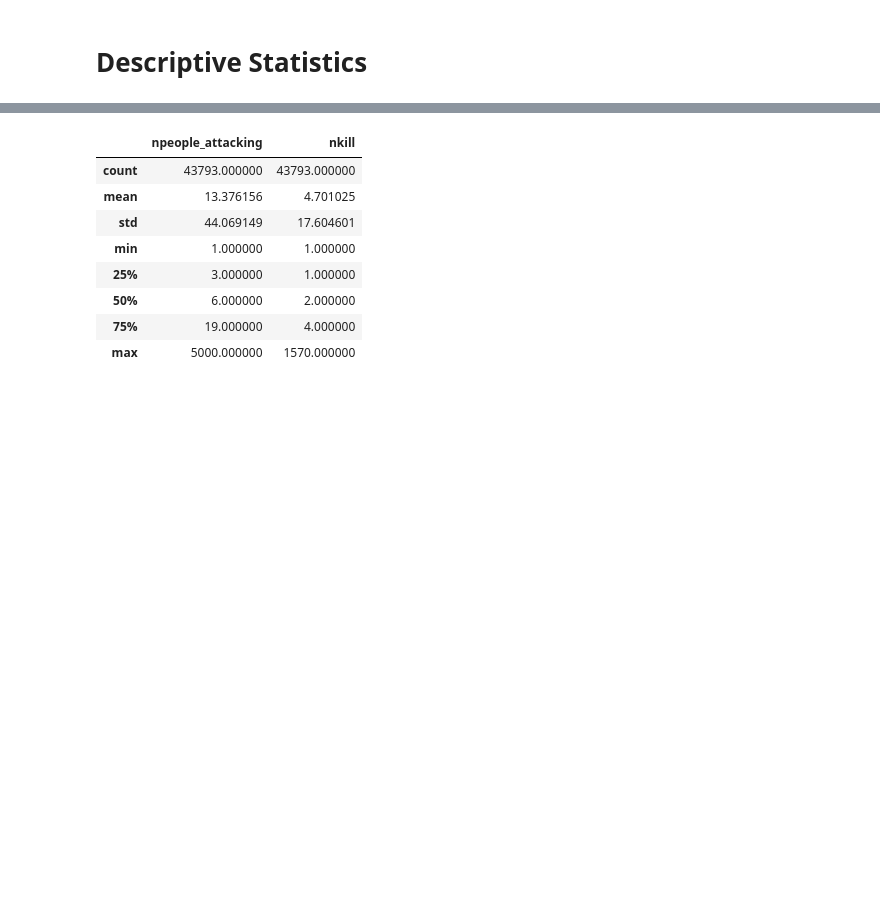
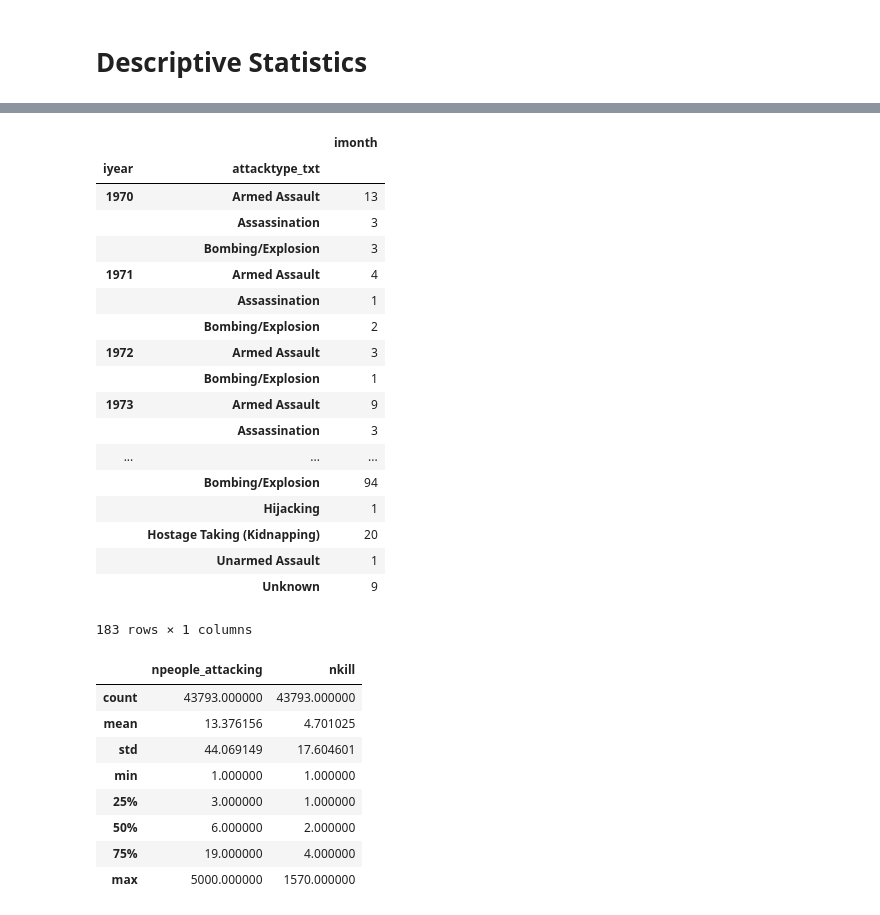
Before and after one commit to LiviaCanet/datamad0119, a Jupyter notebook: final-project/descriptive_statistics.ipynb, the cells around one changed output, grey strips where cells are left out. Drawn from its saved outputs; the diff is of its cells as text; code cells hidden in the pictures; blank space fills up the shorter version.

```diff
--- a/final-project/descriptive_statistics.ipynb
+++ b/final-project/descriptive_statistics.ipynb
@@ -43,0 +43,24 @@ dtype: object
+# %%
+gtfre = gt[['iyear', 'attacktype_txt', 'imonth']].copy()
+gtfre = gtfre.groupby(['iyear', 'attacktype_txt']).count()
+gtfre
+# %% [output]
+|  |  | imonth |
+| iyear | attacktype_txt |  |
+| 1970 | Armed Assault | 13 |
+|  | Assassination | 3 |
+|  | Bombing/Explosion | 3 |
+| 1971 | Armed Assault | 4 |
+|  | Assassination | 1 |
+|  | Bombing/Explosion | 2 |
+| 1972 | Armed Assault | 3 |
+|  | Bombing/Explosion | 1 |
+| 1973 | Armed Assault | 9 |
+|  | Assassination | 3 |
+| ... | ... | ... |
+|  | Bombing/Explosion | 94 |
+|  | Hijacking | 1 |
+|  | Hostage Taking (Kidnapping) | 20 |
+|  | Unarmed Assault | 1 |
+|  | Unknown | 9 |
+183 rows × 1 columns
```
Also changed, not shown: parts of 8 cells of this notebook, 1 other file.
